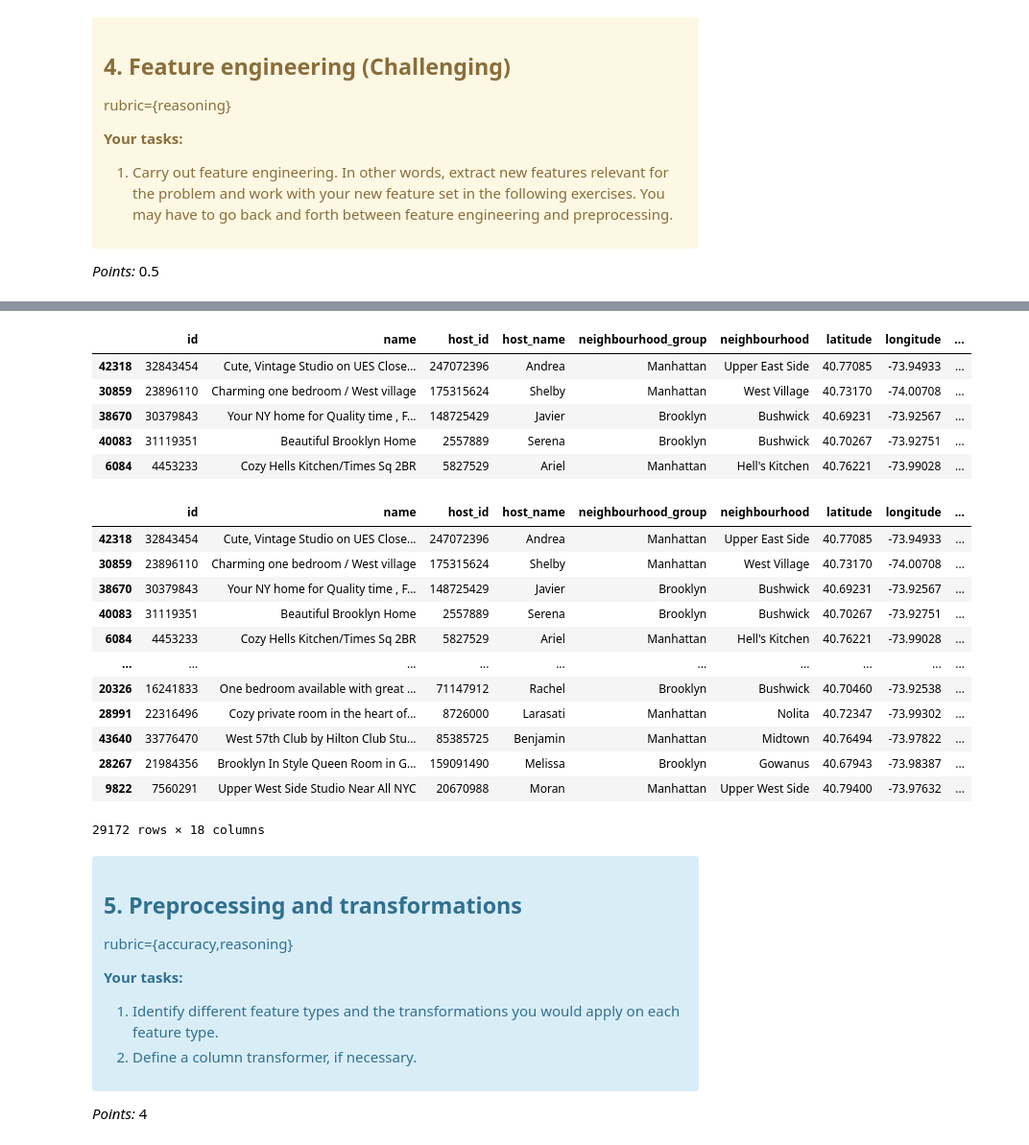
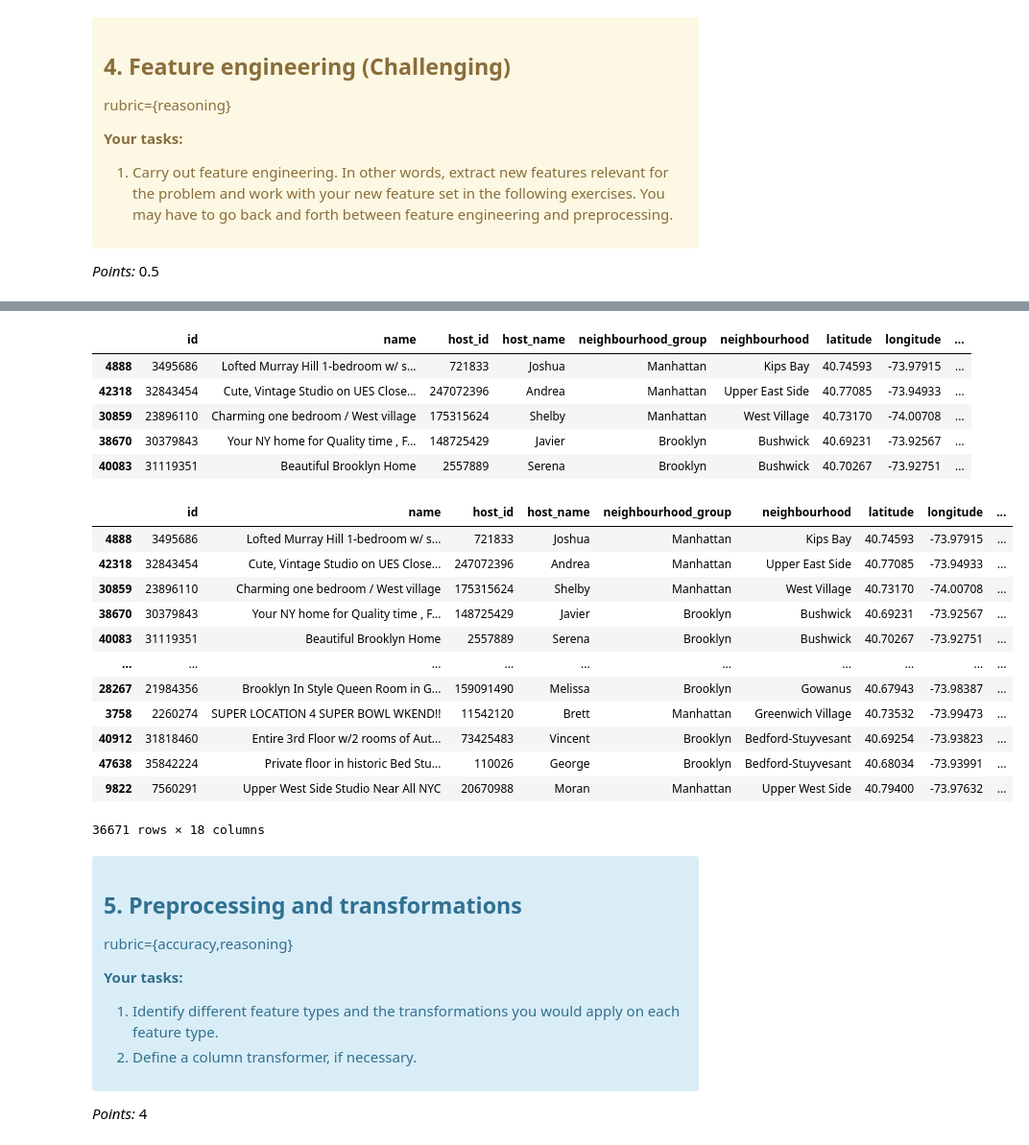
Before and after one commit to BChangs99/DSCI_573_Lab4_BDFJ, a Jupyter notebook: lab4.ipynb, the cells around one changed output, grey strips where cells are left out. Shown at 96% size. Saved outputs shown, nothing was run; the diff lists cells and outputs as text; code cells hidden in the pictures.

```diff
--- a/lab4.ipynb
+++ b/lab4.ipynb
@@ -136,6 +136,12 @@ _Points:_ 1
 # %%
 from sklearn.model_selection import train_test_split
 
+
+# Checking if all null target values is because the number of reviews is 0
+data[(data['number_of_reviews'] != 0) & (data['reviews_per_month'].isnull())]
+
+# Fix target null values to be 0 when number of reviews is 0.
+data['reviews_per_month'] = data['reviews_per_month'].apply(lambda x: 0 if pd.isna(x) else x)
 
 train_df, test_df = train_test_split(data, random_state=573)
 X_train = train_df.drop(columns='reviews_per_month')
@@ -297,8 +273,6 @@ nltk.download('punkt')
 
 sid = SentimentIntensityAnalyzer()
 
-# Remove null values for now
-train_df.dropna(inplace=True)
 train_df.info()
 # %% [output]
 <class 'pandas.core.frame.DataFrame'>
@@ -326,34 +300,42 @@ memory usage: 4.0+ MB
 [nltk_data]   Package punkt is already up-to-date!
 # %%
 # Add polarity score data column
-train_df['name_polarity_scores'] = train_df['name'].apply(lambda x: sid.polarity_scores(str(x))['compound'])
+train_df['name_polarity_scores'] = train_df['name'].apply(lambda x: None if pd.isna(x) else sid.polarity_scores(x)['compound'])
 
 train_df.head()
 # %% [output]
 |  | id | name | host_id | host_name | neighbourhood_group | neighbourhood | latitude | longitude | ... |
+| 4888 | 3495686 | Lofted Murray Hill 1-bedroom w/ s... | 721833 | Joshua | Manhattan | Kips Bay | 40.74593 | -73.97915 | ... |
 | 42318 | 32843454 | Cute, Vintage Studio on UES Close... | 247072396 | Andrea | Manhattan | Upper East Side | 40.77085 | -73.94933 | ... |
 | 30859 | 23896110 | Charming one bedroom / West village | 175315624 | Shelby | Manhattan | West Village | 40.73170 | -74.00708 | ... |
 | 38670 | 30379843 | Your NY home for Quality time , F... | 148725429 | Javier | Brooklyn | Bushwick | 40.69231 | -73.92567 | ... |
 | 40083 | 31119351 | Beautiful Brooklyn Home | 2557889 | Serena | Brooklyn | Bushwick | 40.70267 | -73.92751 | ... |
-| 6084 | 4453233 | Cozy Hells Kitchen/Times Sq 2BR | 5827529 | Ariel | Manhattan | Hell's Kitchen | 40.76221 | -73.99028 | ... |
-# %%
-train_df['month_of_last_review'] = train_df['last_review'].apply(lambda x: str(x).split('-')[1])
-
-train_df
-# %% [output]
-|  | id | name | host_id | host_name | neighbourhood_group | neighbourhood | latitude | longitude | ... |
-| 42318 | 32843454 | Cute, Vintage Studio on UES Close... | 247072396 | Andrea | Manhattan | Upper East Side | 40.77085 | -73.94933 | ... |
-| 30859 | 23896110 | Charming one bedroom / West village | 175315624 | Shelby | Manhattan | West Village | 40.73170 | -74.00708 | ... |
-| 38670 | 30379843 | Your NY home for Quality time , F... | 148725429 | Javier | Brooklyn | Bushwick | 40.69231 | -73.92567 | ... |
-| 40083 | 31119351 | Beautiful Brooklyn Home | 2557889 | Serena | Brooklyn | Bushwick | 40.70267 | -73.92751 | ... |
-| 6084 | 4453233 | Cozy Hells Kitchen/Times Sq 2BR | 5827529 | Ariel | Manhattan | Hell's Kitchen | 40.76221 | -73.99028 | ... |
-| ... | ... | ... | ... | ... | ... | ... | ... | ... | ... |
-| 20326 | 16241833 | One bedroom available with great ... | 71147912 | Rachel | Brooklyn | Bushwick | 40.70460 | -73.92538 | ... |
-| 28991 | 22316496 | Cozy private room in the heart of... | 8726000 | Larasati | Manhattan | Nolita | 40.72347 | -73.99302 | ... |
-| 43640 | 33776470 | West 57th Club by Hilton Club Stu... | 85385725 | Benjamin | Manhattan | Midtown | 40.76494 | -73.97822 | ... |
-| 28267 | 21984356 | Brooklyn In Style Queen Room in G... | 159091490 | Melissa | Brooklyn | Gowanus | 40.67943 | -73.98387 | ... |
-| 9822 | 7560291 | Upper West Side Studio Near All NYC | 20670988 | Moran | Manhattan | Upper West Side | 40.79400 | -73.97632 | ... |
-29172 rows × 18 columns
+# %%
+train_df['month_of_last_review'] = train_df['last_review'].apply(lambda x: x if pd.isna(x) else x.split('-')[1])
+
+num_to_month_map = {
+    '01': "January", '02': "February", '03': "March", '04': "April",
+    '05': "May", '06': "June", '07': "July", '08': "August",
+    '09': "September", '10': "October", '11': "November", '12': "December"
+}
+
+train_df['month_of_last_review'] = train_df['month_of_last_review'].apply((lambda x: x if pd.isna(x) else num_to_month_map[x]))
+
+train_df
+# %% [output]
+|  | id | name | host_id | host_name | neighbourhood_group | neighbourhood | latitude | longitude | ... |
+| 4888 | 3495686 | Lofted Murray Hill 1-bedroom w/ s... | 721833 | Joshua | Manhattan | Kips Bay | 40.74593 | -73.97915 | ... |
+| 42318 | 32843454 | Cute, Vintage Studio on UES Close... | 247072396 | Andrea | Manhattan | Upper East Side | 40.77085 | -73.94933 | ... |
+| 30859 | 23896110 | Charming one bedroom / West village | 175315624 | Shelby | Manhattan | West Village | 40.73170 | -74.00708 | ... |
+| 38670 | 30379843 | Your NY home for Quality time , F... | 148725429 | Javier | Brooklyn | Bushwick | 40.69231 | -73.92567 | ... |
+| 40083 | 31119351 | Beautiful Brooklyn Home | 2557889 | Serena | Brooklyn | Bushwick | 40.70267 | -73.92751 | ... |
+| ... | ... | ... | ... | ... | ... | ... | ... | ... | ... |
+| 28267 | 21984356 | Brooklyn In Style Queen Room in G... | 159091490 | Melissa | Brooklyn | Gowanus | 40.67943 | -73.98387 | ... |
+| 3758 | 2260274 | SUPER LOCATION 4 SUPER BOWL WKEND!! | 11542120 | Brett | Manhattan | Greenwich Village | 40.73532 | -73.99473 | ... |
+| 40912 | 31818460 | Entire 3rd Floor w/2 rooms of Aut... | 73425483 | Vincent | Brooklyn | Bedford-Stuyvesant | 40.69254 | -73.93823 | ... |
+| 47638 | 35842224 | Private floor in historic Bed Stu... | 110026 | George | Brooklyn | Bedford-Stuyvesant | 40.68034 | -73.93991 | ... |
+| 9822 | 7560291 | Upper West Side Studio Near All NYC | 20670988 | Moran | Manhattan | Upper West Side | 40.79400 | -73.97632 | ... |
+36671 rows × 18 columns
 # %% [markdown]
 <!-- END QUESTION -->
 
```
Also changed, not shown: parts of 11 cells of this notebook.
